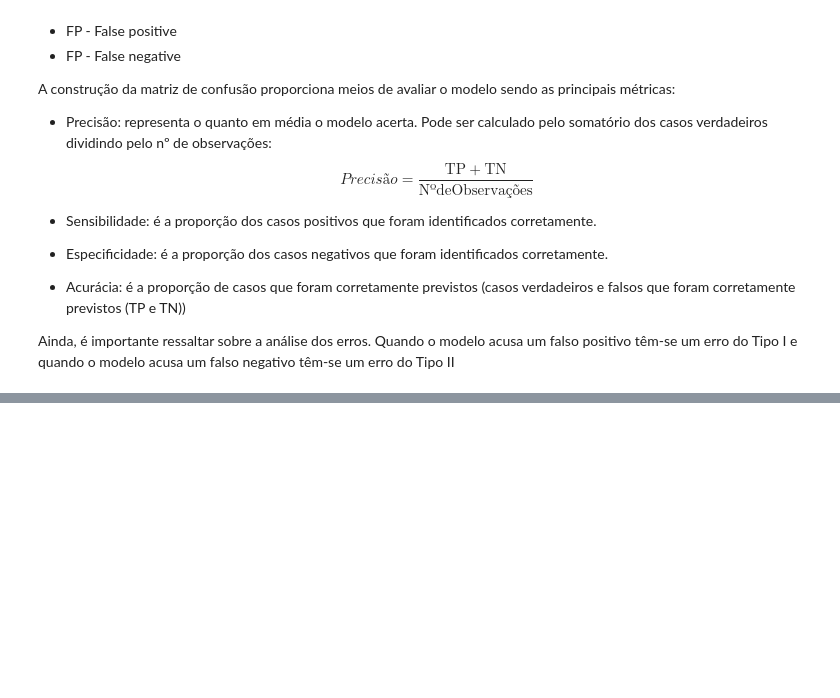
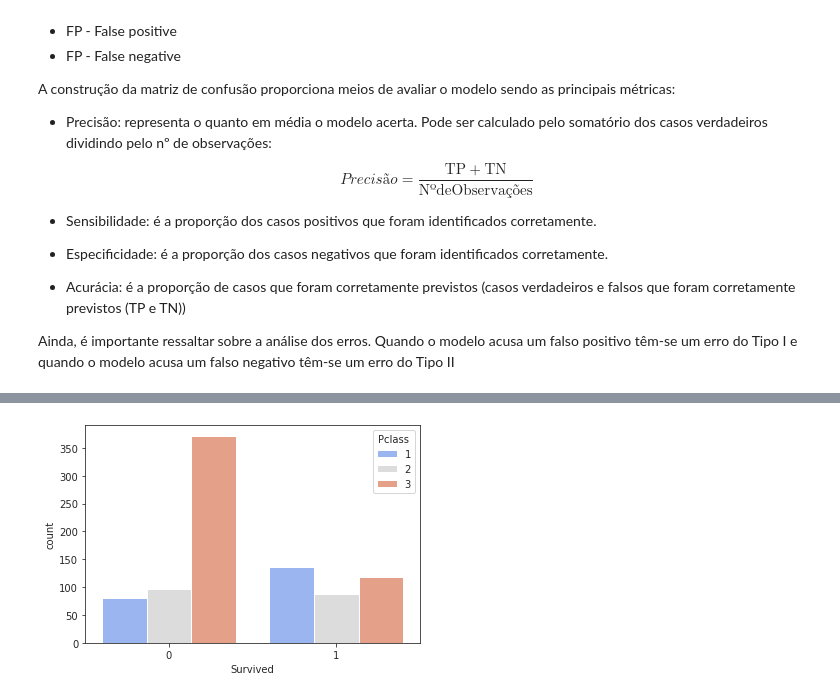
Before and after one commit to FivMeyer/Python_Studies, a Jupyter notebook: 03_logistic_regression.ipynb, the cells around one changed output, grey strips where cells are left out. Cells and saved outputs as stored; diff of their text form; code cells hidden in the pictures; blank space fills up the shorter version.

```diff
--- a/03_logistic_regression.ipynb
+++ b/03_logistic_regression.ipynb
@@ -44,0 +103,5 @@ Ainda, é importante ressaltar sobre a análise dos erros. Quando o modelo acusa
+# %%
+# Verificando sobreviventes e não sobreviventes por classe
+sns.countplot(x='Survived', data=train, hue='Pclass', palette='coolwarm');
+# %% [output]
+[figure, added]
```
Also changed, not shown: parts of 12 cells of this notebook.
